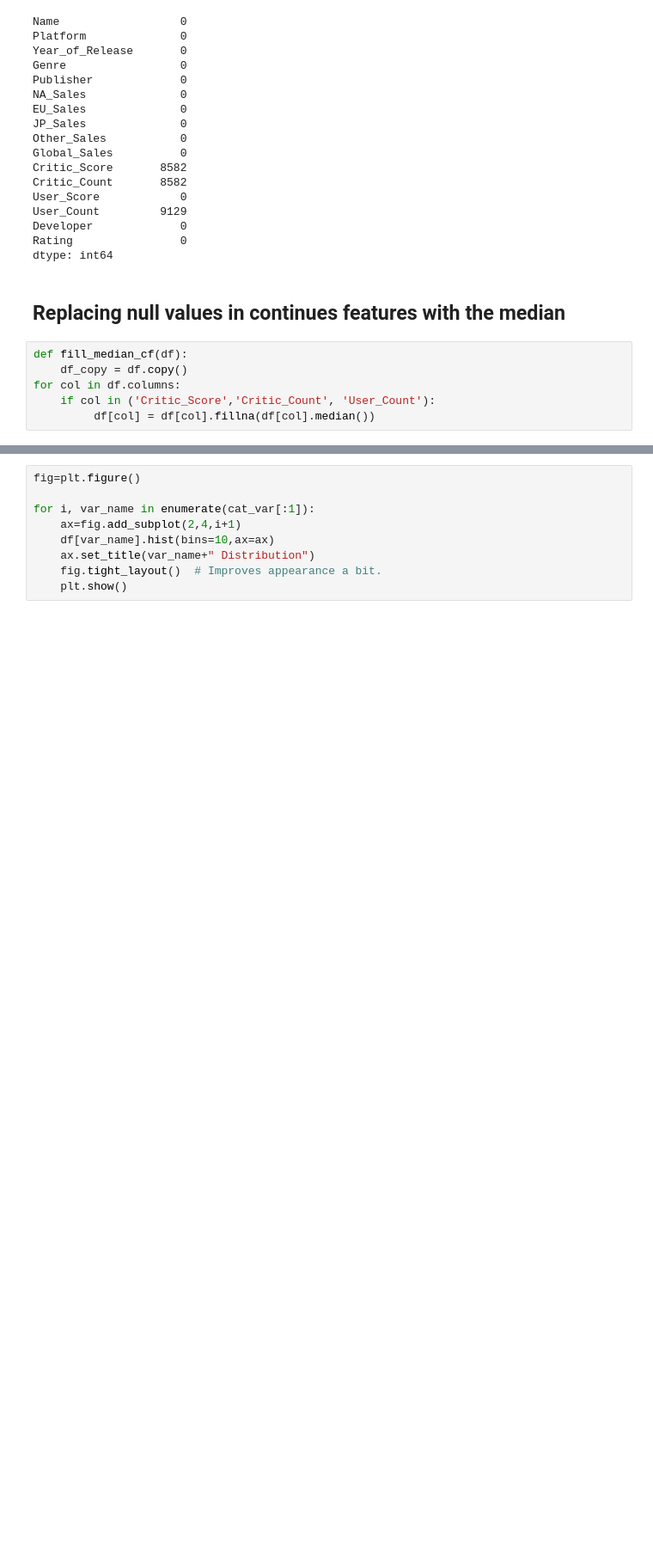
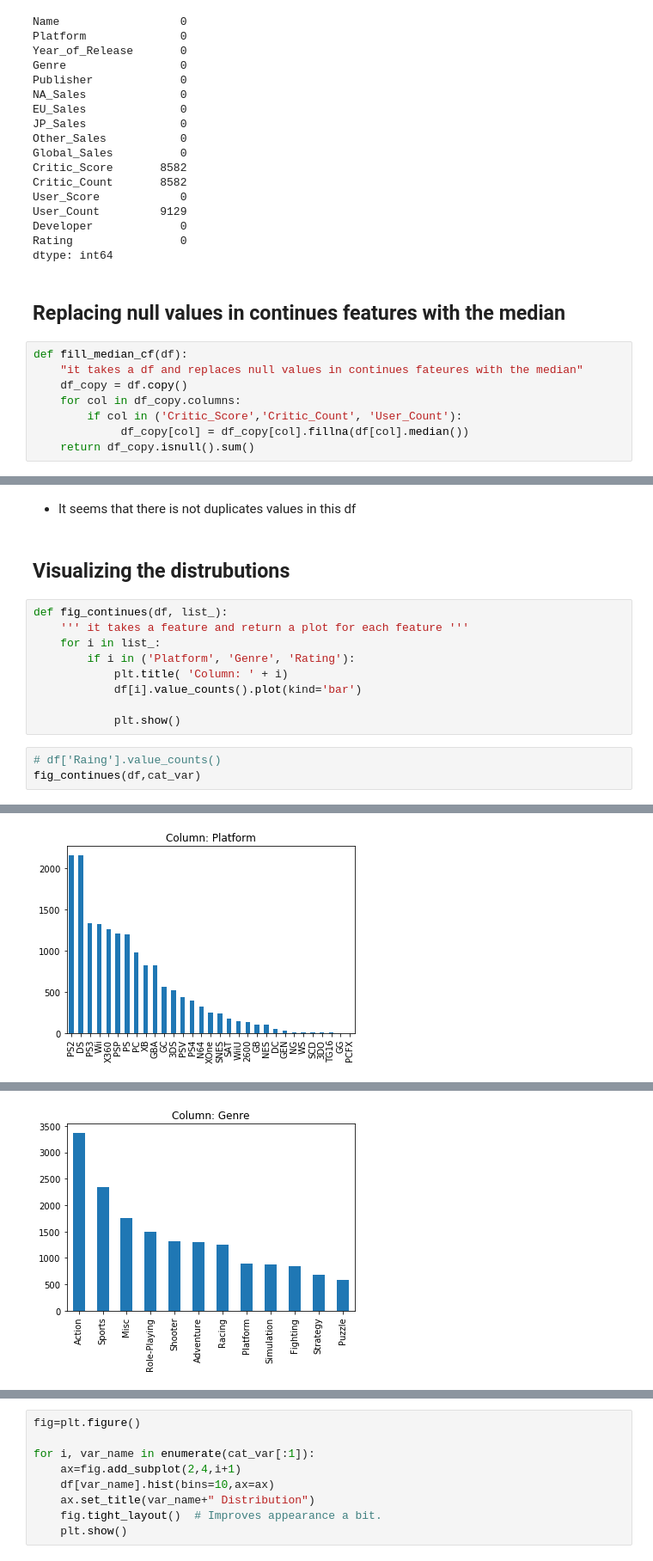
Before and after one commit to Cristinamulas/linear_regresion, a Jupyter notebook: Frist Notebook.ipynb, the cells around one changed output, grey strips where cells are left out. Shown at 86% size. Saved outputs shown, nothing was run; the diff lists cells and outputs as text; blank space fills up the shorter version.

Commit message:
adding plots

```diff
--- a/Frist Notebook.ipynb
+++ b/Frist Notebook.ipynb
@@ -154,7 +154,9 @@ dtype: int64
 ## Replacing null values in continues features with the median
 # %%
 def fill_median_cf(df):
+    "it takes a df and replaces null values in continues fateures with the median"
     df_copy = df.copy()
-for col in df.columns:
-    if col in ('Critic_Score','Critic_Count', 'User_Count'):
-         df[col] = df[col].fillna(df[col].median())
+    for col in df_copy.columns:
+        if col in ('Critic_Score','Critic_Count', 'User_Count'):
+             df_copy[col] = df_copy[col].fillna(df[col].median())
+    return df_copy.isnull().sum()
@@ -180,0 +191,17 @@ dtype: int64
+# %% [markdown]
+- It seems that there is not duplicates values in this df
+# %% [markdown]
+## Visualizing the distrubutions
+# %%
+def fig_continues(df, list_):
+    ''' it takes a feature and return a plot for each feature '''
+    for i in list_:
+        if i in ('Platform', 'Genre', 'Rating'):
+            plt.title( 'Column: ' + i)
+            df[i].value_counts().plot(kind='bar')
+
+            plt.show()
+# %%
+# df['Raing'].value_counts()
+fig_continues(df,cat_var)
+# %% [output]
@@ -180,0 +210 @@ dtype: int64
+[figure, added]
@@ -180,0 +213 @@ dtype: int64
+[figure, added]
```
Also changed, not shown: parts of 12 cells of this notebook.
